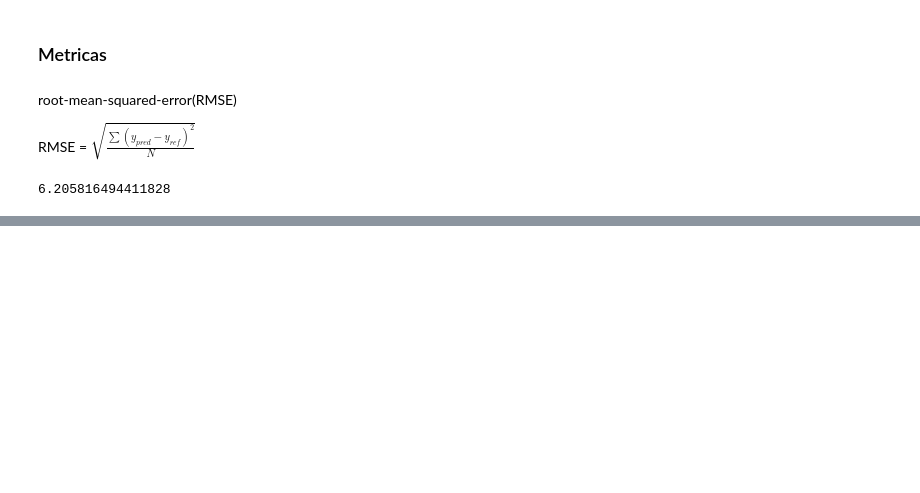
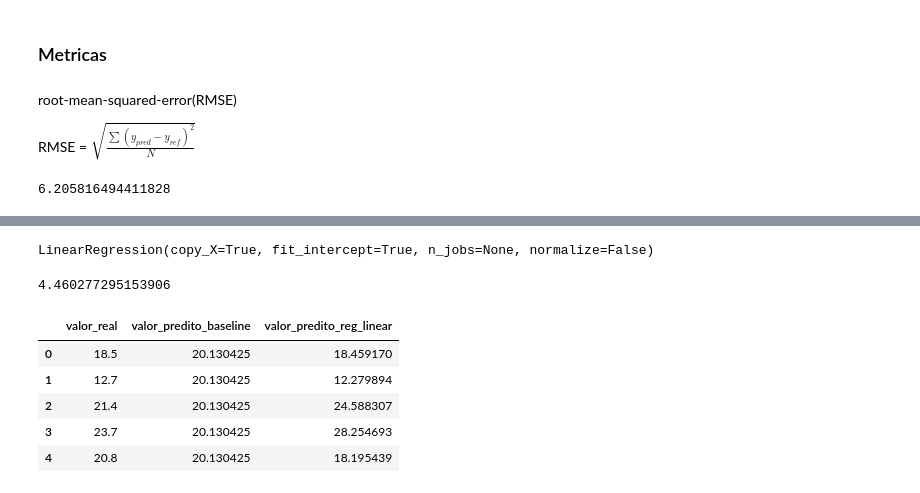
Before and after one commit to miguelzeph/Data_Science_Base, a Jupyter notebook: 13_semana_ds/01_ML_Deploy.ipynb, the cells around one changed output, grey strips where cells are left out. Drawn from its saved outputs; the diff is of its cells as text; code cells hidden in the pictures; blank space fills up the shorter version.

```diff
--- a/13_semana_ds/01_ML_Deploy.ipynb
+++ b/13_semana_ds/01_ML_Deploy.ipynb
@@ -232,0 +237,24 @@ RMSE
+# %%
+lm = LinearRegression()
+# %%
+lm.fit(X_train,y_train)
+# %% [output]
+LinearRegression(copy_X=True, fit_intercept=True, n_jobs=None, normalize=False)
+# %%
+y_pred = lm.predict(X_test)
+# %%
+RMSE = (np.sqrt(mean_squared_error(y_test,y_pred)))
+RMSE
+# %% [output]
+4.460277295153906
+# %%
+df_results['valor_predito_reg_linear'] = y_pred
+# %%
+df_results.head()
+# %% [output]
+|  | valor_real | valor_predito_baseline | valor_predito_reg_linear |
+| 0 | 18.5 | 20.130425 | 18.459170 |
+| 1 | 12.7 | 20.130425 | 12.279894 |
+| 2 | 21.4 | 20.130425 | 24.588307 |
+| 3 | 23.7 | 20.130425 | 28.254693 |
+| 4 | 20.8 | 20.130425 | 18.195439 |
```
Also changed, not shown: parts of 5 cells of this notebook.
